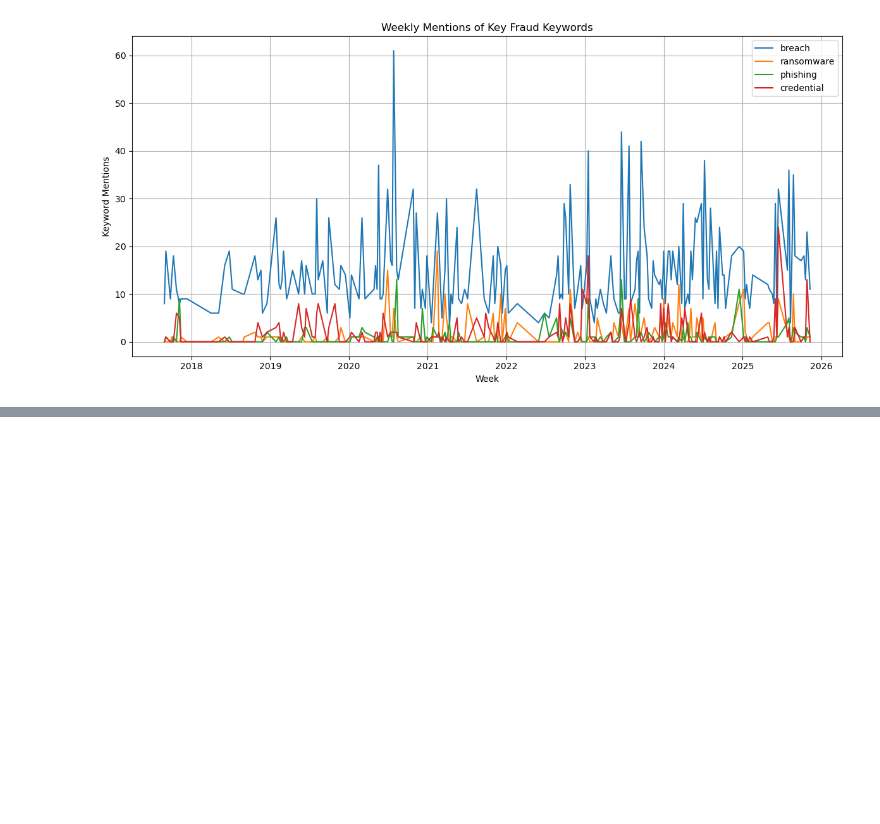
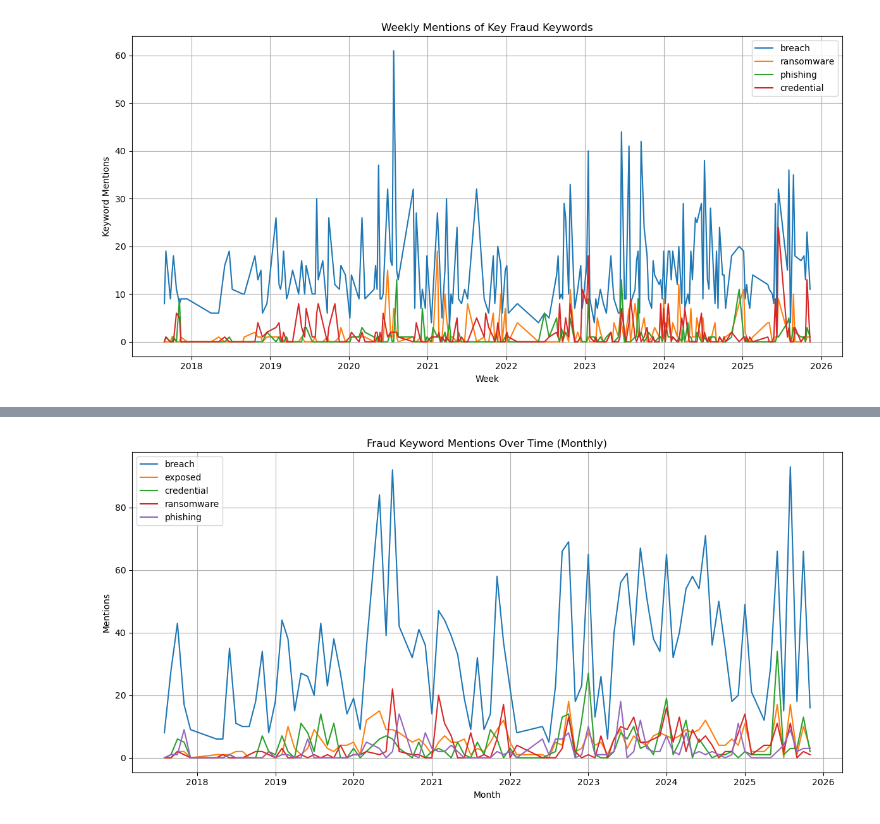
Before and after one commit to Calvinzheng123/DTSC-3602, a Jupyter notebook: analysis.ipynb, the cells around one changed output, grey strips where cells are left out. Cells and saved outputs as stored; diff of their text form; code cells hidden in the pictures; blank space fills up the shorter version.

```diff
--- a/analysis.ipynb
+++ b/analysis.ipynb
@@ -220,0 +266,66 @@ plt.show()
+# %%
+import pandas as pd
+import matplotlib.pyplot as plt
+
+# -------------------------
+# 1. Load fraud-only data
+# -------------------------
+df = pd.read_csv("fraud_articles.csv")
+
+# parse dates
+df["published_dt"] = pd.to_datetime(df["published"], errors="coerce")
+df = df.dropna(subset=["published_dt"]).copy()
+
+# lowercase summaries
+df["summary_lc"] = df["summary"].fillna("").str.lower()
+
+# define fraud keywords
+FRAUD_LEXICON = [
+    "breach",
+    "exposed",
+    "credential",
+    "ransomware",
+    "phishing",
+    "data leak",
+    "identity theft",
+    "extortion",
+    "malware",
+    "exfiltration",
+]
+
+# -------------------------
+# 2. Aggregate by MONTH
+# -------------------------
+df["month"] = df["published_dt"].dt.to_period("M").dt.start_time
+
+rows = []
+for month, grp in df.groupby("month"):
+    text = " ".join(grp["summary_lc"].tolist())
+    counts = {kw: text.count(kw) for kw in FRAUD_LEXICON}
+    counts["month"] = month
+    rows.append(counts)
+
+trend_df = pd.DataFrame(rows).sort_values("month")
+
+# -------------------------
+# 3. Find top keywords to plot (top 5 by total mentions)
+# -------------------------
+totals = trend_df.drop(columns=["month"]).sum().sort_values(ascending=False)
+keep = totals.head(5).index.tolist()
+
+# -------------------------
+# 4. Plot monthly keyword trends
+# -------------------------
+plt.figure(figsize=(12, 6))
+for kw in keep:
+    plt.plot(trend_df["month"], trend_df[kw], label=kw)
+
+plt.title("Fraud Keyword Mentions Over Time (Monthly)")
+plt.xlabel("Month")
+plt.ylabel("Mentions")
+plt.legend()
+plt.tight_layout()
+plt.savefig("keyword_trends_monthly.png", dpi=150)
+plt.show()
+# %% [output]
+[figure, added]
```
Also changed, not shown: parts of 1 cell of this notebook, 2 other files.
